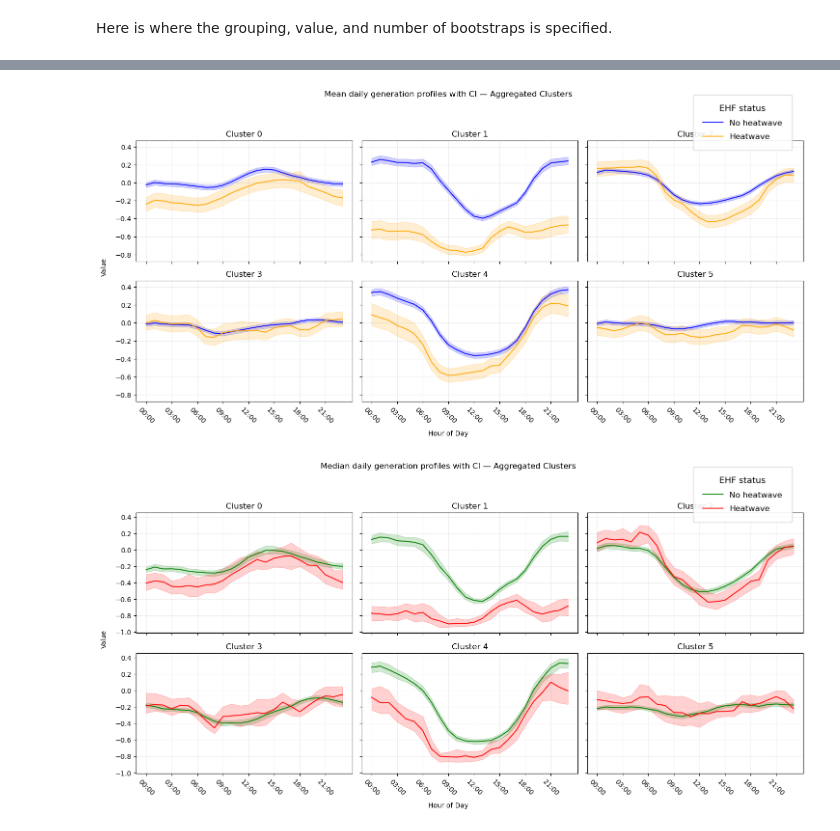
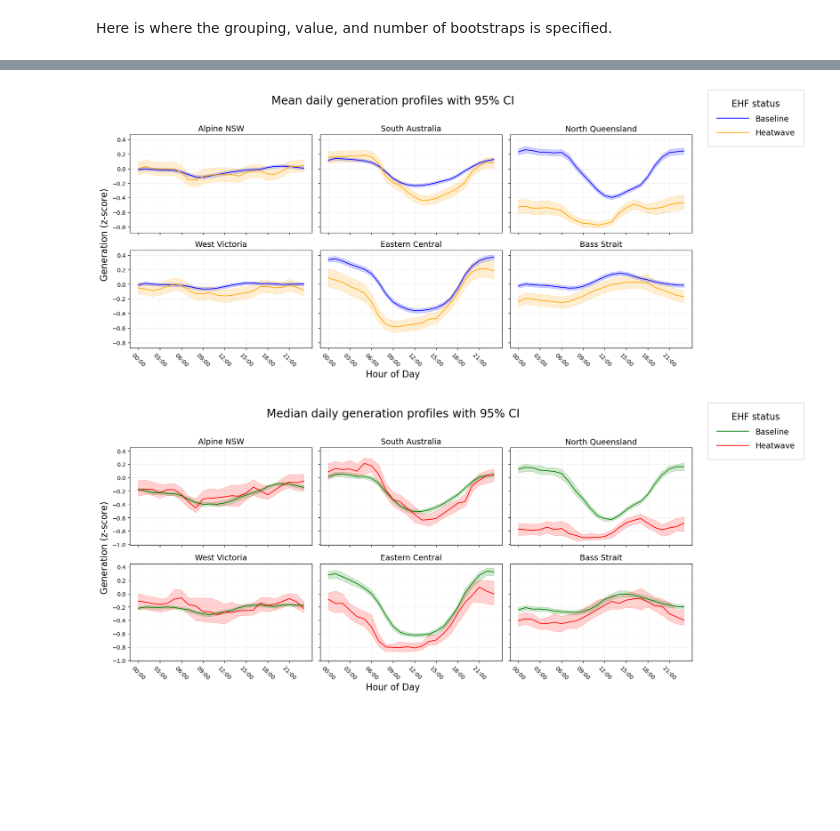
Before and after one commit to salpadorume/NEM_BARRA, a Jupyter notebook: analysis/wind_chapter/block_bootstrap_cluster.ipynb, the cells around one changed output, grey strips where cells are left out. Drawn from its saved outputs; the diff is of its cells as text; code cells hidden in the pictures; blank space fills up the shorter version.

Commit message:
first time in ages

```diff
--- a/analysis/wind_chapter/block_bootstrap_cluster.ipynb
+++ b/analysis/wind_chapter/block_bootstrap_cluster.ipynb
@@ -62,7 +65,7 @@ Filters: 3.25 sec
 # %% [markdown]
 Append clusters to generation timeseries in tidy format
 # %%
-df = pd.merge(data,clust_map[['DUID','cluster']], on='DUID').sort_values(['EHF_flag','cluster','DUID','time'])
+df = pd.merge(data,clust_map[['DUID','cluster','cluster_name','cluster_color']], on='DUID').sort_values(['EHF_flag','cluster','DUID','time'])
 # %% [markdown]
 Z-score normalise by cluster.
 # %%
@@ -300,12 +303,14 @@ Here is where the grouping, value, and number of bootstraps is specified.
 df_results = run_grouped_bootstrap(
     df,
     value_col="z_score",
-    n_boot=1000,
+    n_boot=10000,
     group_cols=("cluster", "EHF_flag"),
     parallel=True,
     n_jobs=-1,
     backend="loky",
 )
+# %%
+df_results = df_results.merge(clust_map[["cluster","cluster_name","cluster_color"]], on="cluster", how='left')
 # %%
 df_results
 # %% [output]
@@ -332,6 +337,14 @@ def plot_aggregated_clusters_faceted(df_results: pd.DataFrame, metric='mean'):
         raise ValueError("metric must be 'mean' or 'median'")
 
     clusters = sorted(df_results['cluster'].unique())
+    # map numeric cluster -> new descriptive cluster_name
+    name_map = (
+        df_results[['cluster', 'cluster_name']]
+        .drop_duplicates()
+        .set_index('cluster')['cluster_name']
+        .to_dict()
+    )
+
     if len(clusters) == 0:
         raise ValueError("No clusters found in df_results")
 
@@ -341,18 +354,17 @@ def plot_aggregated_clusters_faceted(df_results: pd.DataFrame, metric='mean'):
                              sharex=True, sharey=True)
     axes = np.array(axes).reshape(-1)
 
-    label_map = {0.0: "No heatwave", 1.0: "Heatwave"}
-    label_map_int = {0: "No heatwave", 1: "Heatwave"}
+    label_map = {0.0: "Baseline", 1.0: "Heatwave"}
+    label_map_int = {0: "Baseline", 1: "Heatwave"}
     colors = ['blue', 'orange'] if metric == "mean" else ['green', 'red']
 
-    # ------- NEW: formatted time tick labels -------
     hour_ticks = list(range(0,24,3))
     hour_labels = [f"{h:02d}:00" for h in hour_ticks]
 
     # Plot each aggregated cluster in its own facet
-    for ax_idx, cluster_name in enumerate(clusters[:nrows*ncols]):
+    for ax_idx, cluster in enumerate(clusters[:nrows*ncols]):
         ax = axes[ax_idx]
-        cdf = df_results[df_results['cluster'] == cluster_name].copy()
+        cdf = df_results[df_results['cluster'] == cluster].copy()
         hw_statuses = sorted(cdf['EHF_flag'].unique())
 
         for i, status in enumerate(hw_statuses):
@@ -366,7 +378,9 @@ def plot_aggregated_clusters_faceted(df_results: pd.DataFrame, metric='mean'):
             ax.plot(sdf['hour'], y, color=colors[i % len(colors)], alpha=0.9, label=label)
             ax.fill_between(sdf['hour'], lower, upper, color=colors[i % len(colors)], alpha=0.18)
 
-        ax.set_title(f"Cluster {cluster_name}")
+        # use the human-readable cluster name
+        pretty_name = name_map.get(cluster, f"Cluster {cluster}")
+        ax.set_title(pretty_name, fontsize=14)
 
         ax.set_xticks(hour_ticks)
         ax.set_xticklabels(hour_labels, rotation=315)
@@ -377,41 +391,41 @@ def plot_aggregated_clusters_faceted(df_results: pd.DataFrame, metric='mean'):
     for ax in axes[len(clusters):]:
         ax.remove()
 
-    fig.suptitle(f'{metric.capitalize()} daily generation profiles with CI — Aggregated Clusters', y=0.98)
-    fig.text(0.5, 0.04, 'Hour of Day', ha='center')
-    fig.text(0.02, 0.5, 'Value', va='center', rotation='vertical')
+    fig.suptitle(f'{metric.capitalize()} daily generation profiles with 95% CI', y=0.95, fontsize=20)
+    fig.text(0.5, 0.04, 'Hour of Day', ha='center', fontsize=16)
+    fig.text(0.02, 0.5, 'Generation (z-score)', va='center', rotation='vertical', fontsize=16)
 
     # Shared legend
     handles, labels = axes[0].get_legend_handles_labels()
     seen = set()
     uniq = [(h, l) for h, l in zip(handles, labels) if not (l in seen or seen.add(l))]
     if uniq:
         fig.legend(
         [h for h, _ in uniq],
         [l for _, l in uniq],
         title="EHF status",
         loc='upper right',
-        bbox_to_anchor=(0.98, 0.98),
+        bbox_to_anchor=(1.18, 0.98),
 
         # --- NEW: make legend bigger ---
-        prop={'size': 12},         # legend text size
-        title_fontsize=13,         # legend title size
+        prop={'size': 14},         # legend text size
+        title_fontsize=16,         # legend title size
 
         # --- NEW: make the panel larger & clearer ---
         frameon=True,              # draw a box around legend
         framealpha=0.9,            # panel transparency
         borderpad=1.2,             # padding inside the panel
         labelspacing=0.8,          # spacing between items
-        handlelength=2.5,          # length of color lines
+        handlelength=4,          # length of color lines
     )
 
 
     plt.tight_layout(rect=[0.03, 0.05, 1, 0.93])
     plt.show()
 
 # Example:
 plot_aggregated_clusters_faceted(df_results, metric='mean')
 plot_aggregated_clusters_faceted(df_results, metric='median')
 # %% [output]
-[figure, old version]
+[figure, new version]
-[figure, old version]
+[figure, new version]
```
Also changed, not shown: parts of 4 cells of this notebook, 4 other files.
